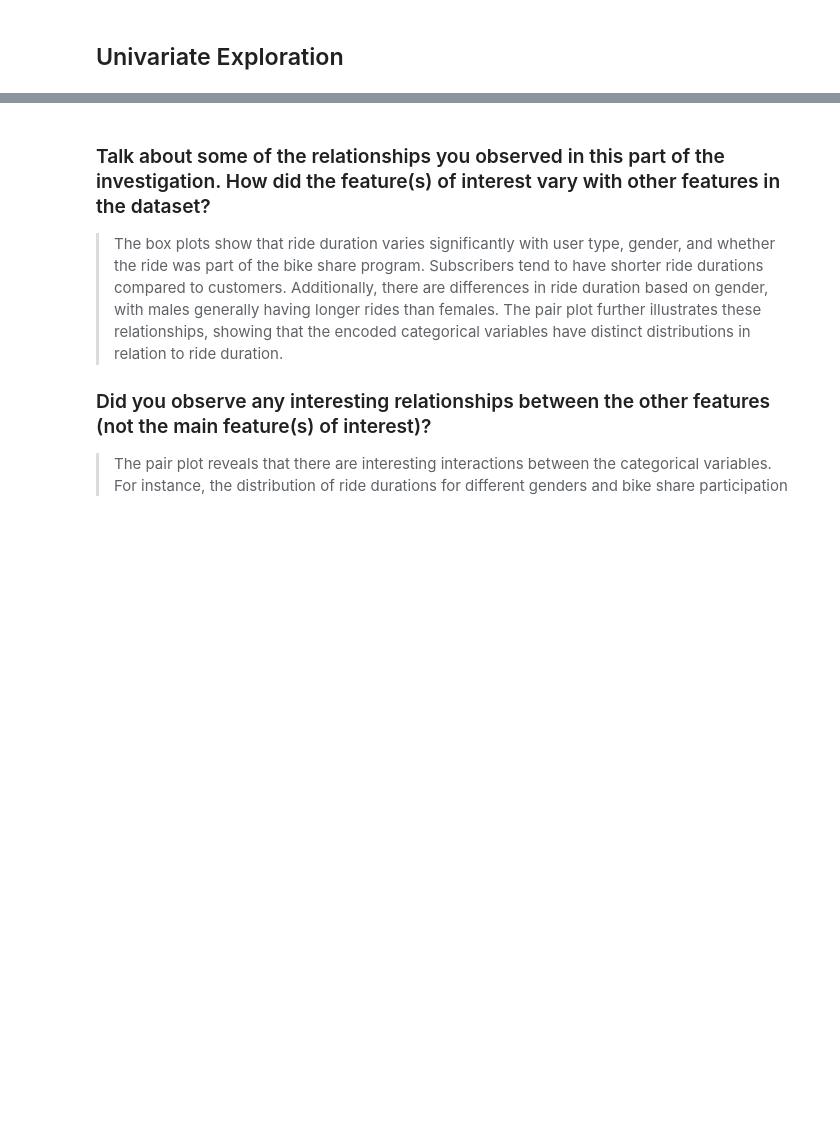
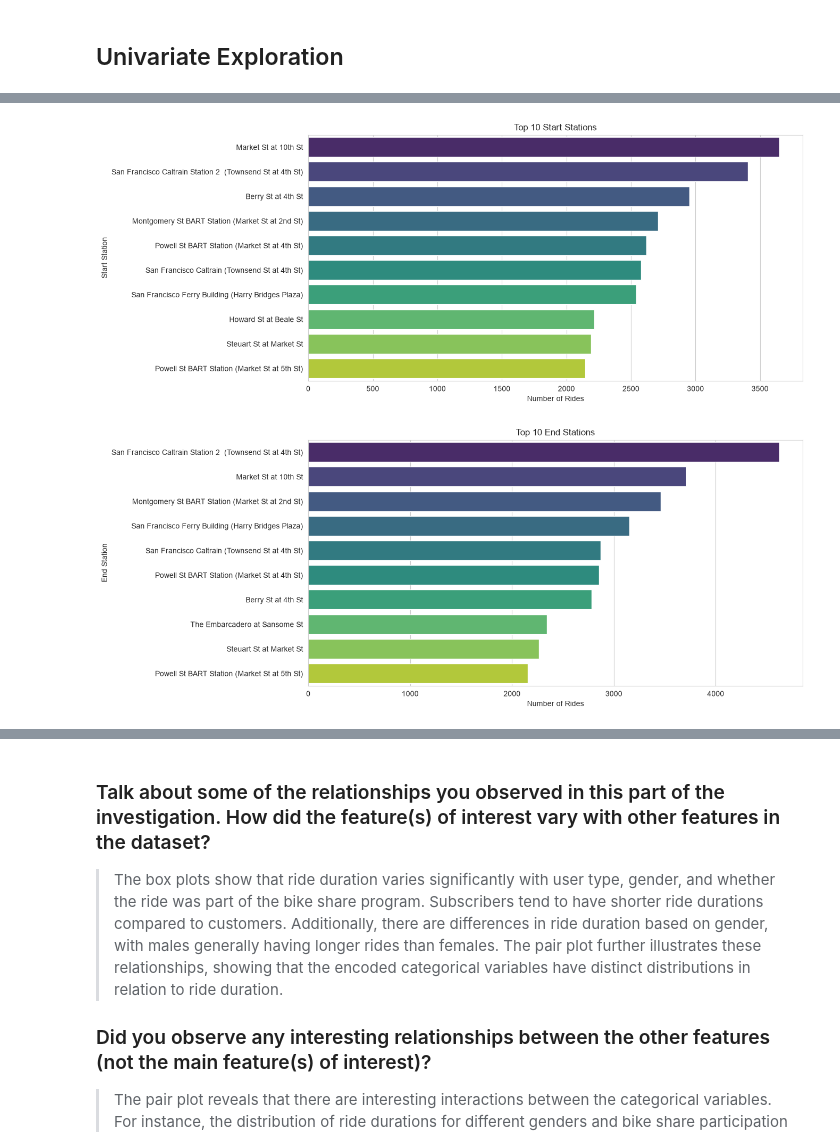
Before and after one commit to zubairAbubakar/data-analysis, a Jupyter notebook: data-visualization/Part_I_exploration.ipynb, the cells around one changed output, grey strips where cells are left out. Drawn from its saved outputs; the diff is of its cells as text; code cells hidden in the pictures; blank space fills up the shorter version.

```diff
--- a/data-visualization/Part_I_exploration.ipynb
+++ b/data-visualization/Part_I_exploration.ipynb
@@ -73,0 +89,20 @@ plt.show()
+# %%
+top_start_stations = df['start_station_name'].value_counts().head(10)
+top_end_stations = df['end_station_name'].value_counts().head(10)
+
+plt.figure(figsize=(12, 6))
+sns.barplot(x=top_start_stations.values, y=top_start_stations.index, palette='viridis')
+plt.title('Top 10 Start Stations')
+plt.xlabel('Number of Rides')
+plt.ylabel('Start Station')
+plt.show()
+
+plt.figure(figsize=(12, 6))
+sns.barplot(x=top_end_stations.values, y=top_end_stations.index, palette='viridis')
+plt.title('Top 10 End Stations')
+plt.xlabel('Number of Rides')
+plt.ylabel('End Station')
+plt.show()
+# %% [output]
+[figure, added]
+[figure, added]
```
Also changed, not shown: parts of 13 cells of this notebook, 3 other files.
